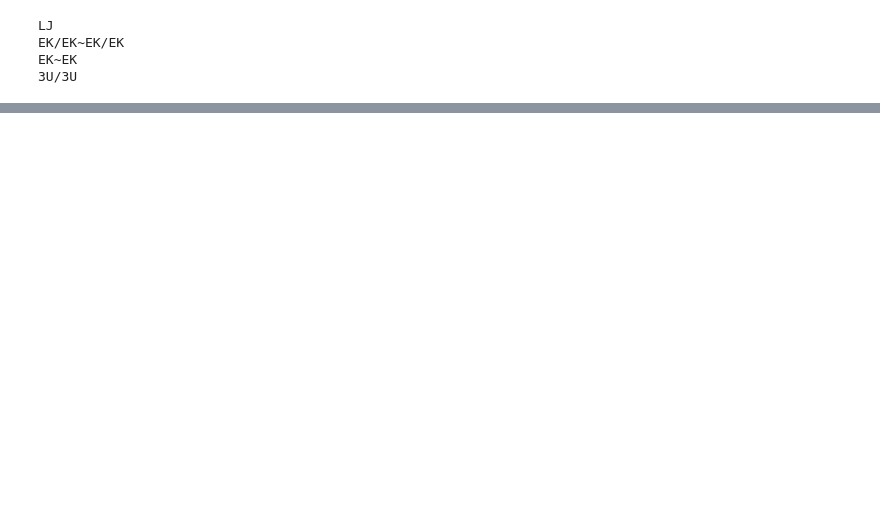
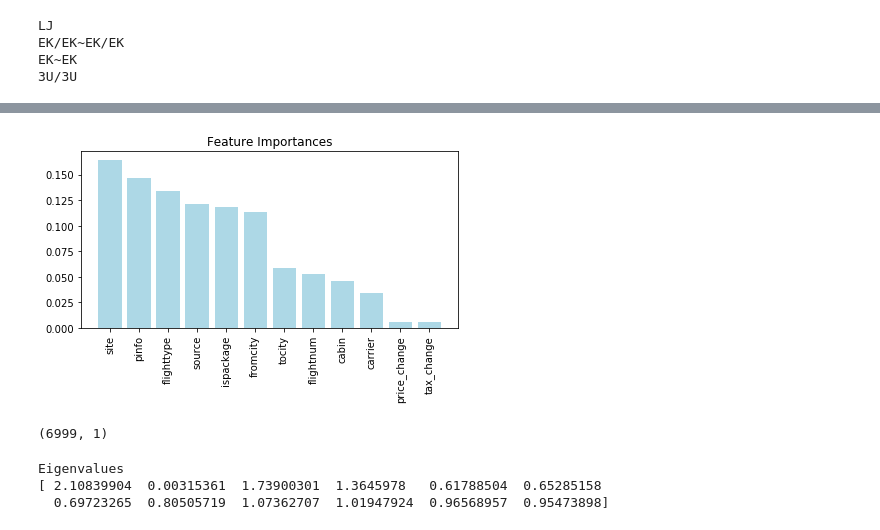
Before and after one commit to jt120/start-ml, a Jupyter notebook: cases/booking_block_reduction.ipynb, the cells around one changed output, grey strips where cells are left out. Saved outputs shown, nothing was run; the diff lists cells and outputs as text; code cells hidden in the pictures; blank space fills up the shorter version.

```diff
--- a/cases/booking_block_reduction.ipynb
+++ b/cases/booking_block_reduction.ipynb
@@ -112,0 +274,4 @@ Name: site, dtype: object
+# %%
+knn.fit(X_train_std, y_train)
+print('Training accuracy:', knn.score(X_train_std, y_train))
+print('Test accuracy:', knn.score(X_test_std, y_test))
@@ -112,0 +281,4 @@ Name: site, dtype: object
+# %%
+knn.fit(X_train_std[:, k5], y_train)
+print('Training accuracy:',knn.score(X_train_std[:, k5], y_train))
+print('Test accuracy:', knn.score(X_test_std[:, k5], y_test))
@@ -112,0 +288,10 @@ Name: site, dtype: object
+# %%
+# random forests
+from sklearn.ensemble import RandomForestClassifier
+feat_labels = a.columns[1:]
+forest = RandomForestClassifier(n_estimators=10000,random_state=0,n_jobs=-1)
+forest.fit(X_train, y_train)
+importances = forest.feature_importances_
+indices = np.argsort(importances)[::-1]
+for f in range(X_train.shape[1]):
+    print("%2d) %-*s %f" % (f + 1, 30,feat_labels[f],importances[indices[f]]))
@@ -112,0 +311,14 @@ Name: site, dtype: object
+# %%
+plt.title('Feature Importances')
+plt.bar(range(X_train.shape[1]),importances[indices],color='lightblue',align='center')
+plt.xticks(range(X_train.shape[1]),feat_labels, rotation=90)
+plt.xlim([-1, X_train.shape[1]])
+plt.tight_layout()
+plt.show()
+# %% [output]
+[figure, added]
+# %%
+X_selected = forest.transform(X_train, threshold=0.15)
+X_selected.shape
+# %% [output]
+(6999, 1)
@@ -112,0 +333,9 @@ Name: site, dtype: object
+# %%
+import numpy as np
+cov_mat = np.cov(X_train_std.T)
+eigen_vals, eigen_vecs = np.linalg.eig(cov_mat)
+print('\nEigenvalues \n%s' % eigen_vals)
+# %% [output]
+Eigenvalues
+[ 2.10839904  0.00315361  1.73900301  1.3645978   0.61788504  0.65285158
+  0.69723265  0.80505719  1.07362707  1.01947924  0.96568957  0.95473898]
```
Also changed, not shown: parts of 31 cells of this notebook, 2 other files.
